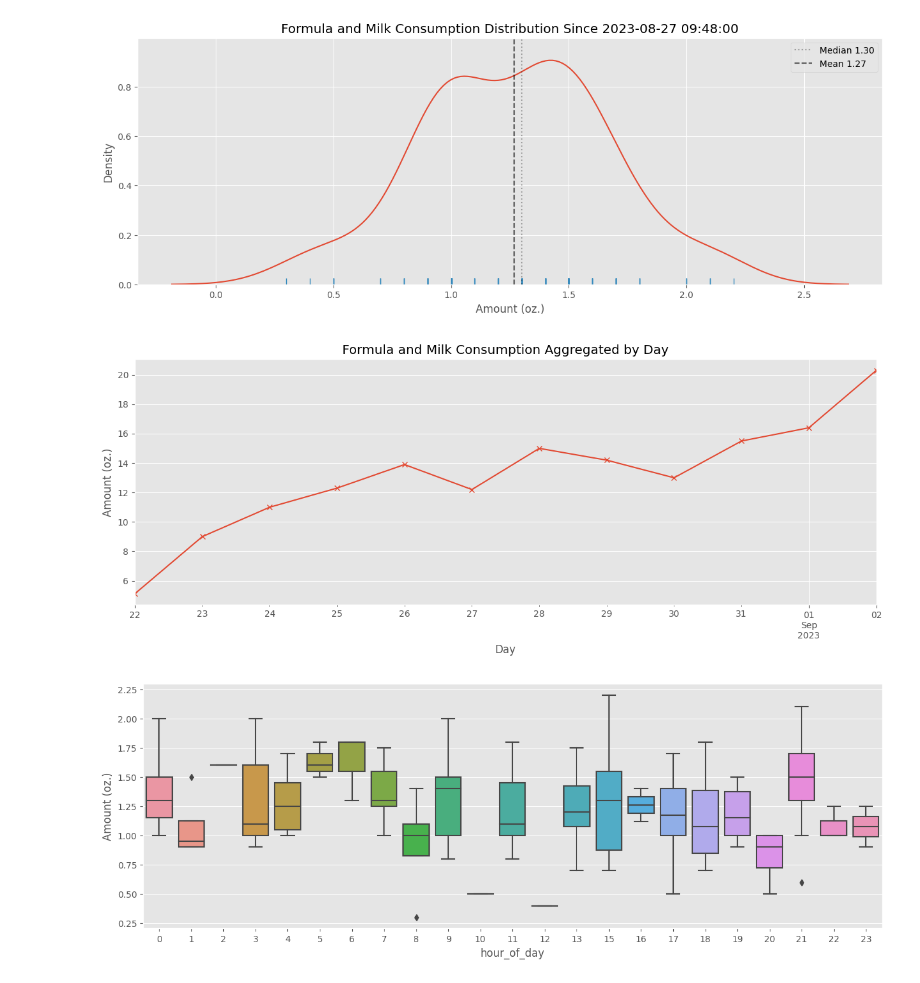
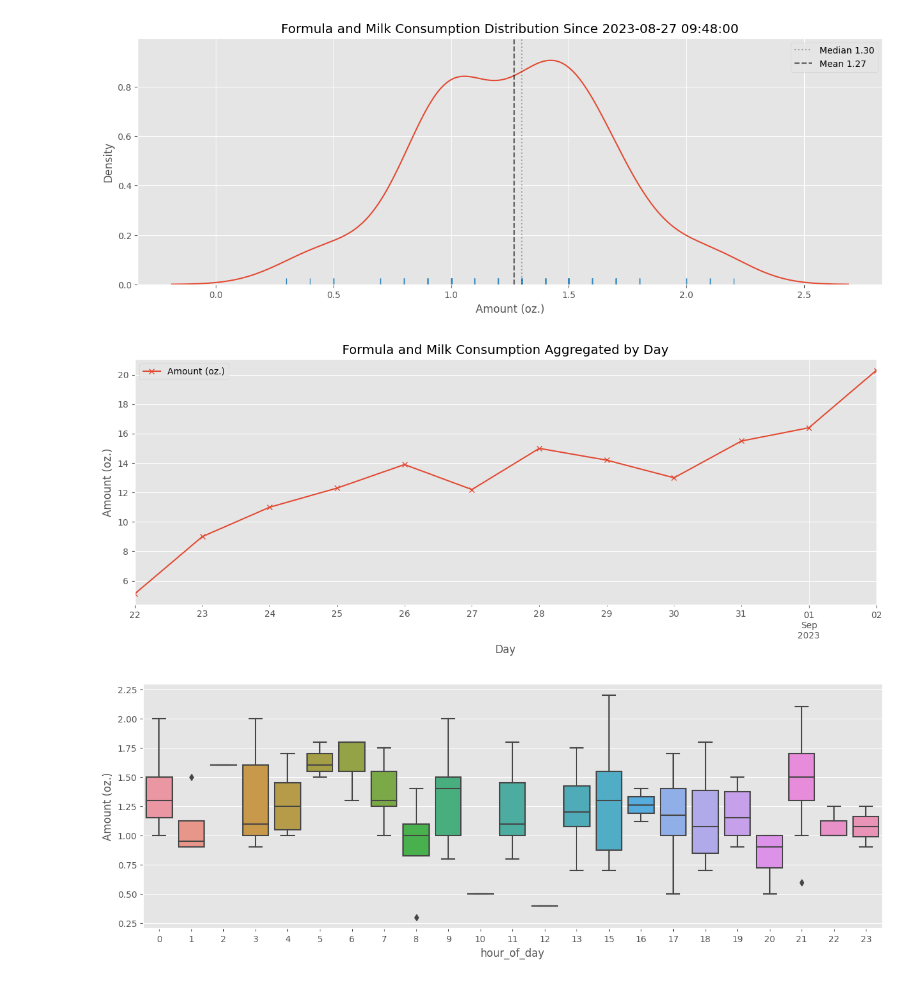
Before and after one commit to jgalloway42/andrews_baby_tracker, a Jupyter notebook: notebooks/andrews_data.ipynb, the cells around one changed output. Cells and saved outputs as stored; diff of their text form; code cells hidden in the pictures.

```diff
--- a/notebooks/andrews_data.ipynb
+++ b/notebooks/andrews_data.ipynb
@@ -172,14 +192,22 @@ _=ax.set_title(f'Formula and Milk Consumption Distribution Since {to_analyze}')
 | max | 2.200000 | 1.400000 | 2.200000 | 23.000000 |
 [figure]
 # %%
+from sklearn.svm import SVR
 today = datetime.combine(datetime.now().date(), datetime.min.time())
 tdf = feeding_df.resample('D').sum()['Amount (oz.)']
-ax = tdf.loc[tdf.index<today].plot(marker='x')
+tdf = pd.DataFrame(tdf.loc[tdf.index<today]) # drop incomplete day
+tdf['x'] = range(1,len(tdf.index)+1)
+
+# mdl = SVR()
+# mdl.fit(tdf[['x']].values.reshape(-1,1),tdf[['Amount (oz.)']].values)
+# tdf['model'] = mdl.predict(tdf[['x']].values.reshape(-1,1))
+
+ax = tdf[['Amount (oz.)']].plot(marker='x')
 ax.set_ylabel('Amount (oz.)')
 ax.set_xlabel('Day')
 _=ax.set_title('Formula and Milk Consumption Aggregated by Day')
 # %% [output]
-[figure, old version]
+[figure, new version]
 # %%
 _=sns.boxplot(data=feeding_df,y='Amount (oz.)',x='hour_of_day')
 # %% [output]
```
Also changed, not shown: parts of 1 cell of this notebook.
